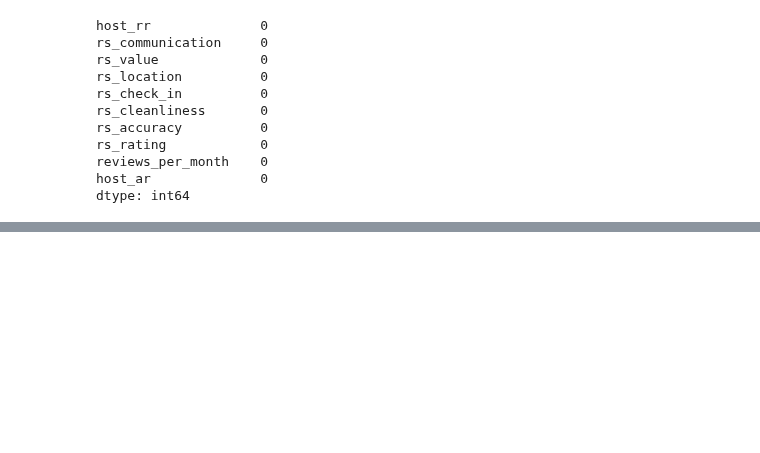
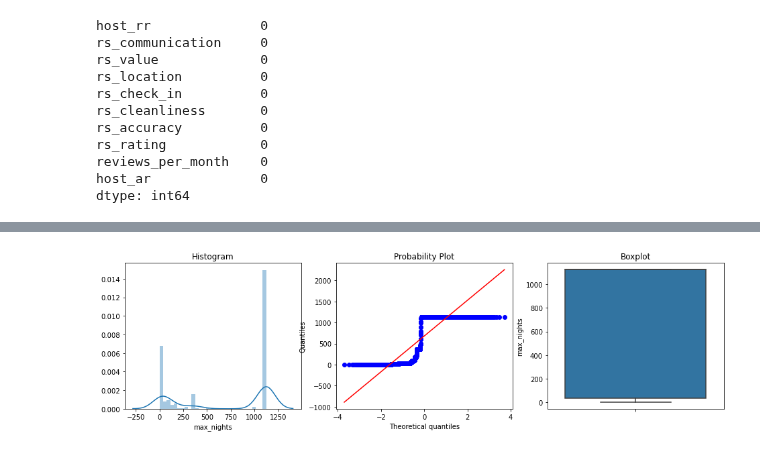
Before and after one commit to harera3/ML_Portfolio, a Jupyter notebook: 07_AirBnB_Exploratory_Data_Analysis.ipynb, the cells around one changed output, grey strips where cells are left out. Saved outputs shown, nothing was run; the diff lists cells and outputs as text; code cells hidden in the pictures; blank space fills up the shorter version.

```diff
--- a/07_AirBnB_Exploratory_Data_Analysis.ipynb
+++ b/07_AirBnB_Exploratory_Data_Analysis.ipynb
@@ -339,0 +400,9 @@ chicago[outlier_cols].max() - chicago[outlier_]
+# %%
+def winsorise(df, variable, ul):
+    return np.where(df[variable] > ul, ul, df[variable])
+
+ul = chicago['max_nights'].quantile(0.99)
+chicago['max_nights'] = winsorise(chicago, 'max_nights', ul)
+diagnostic_plots(chicago, 'max_nights')
+# %% [output]
+[figure, added]
```
Also changed, not shown: parts of 7 cells of this notebook.
